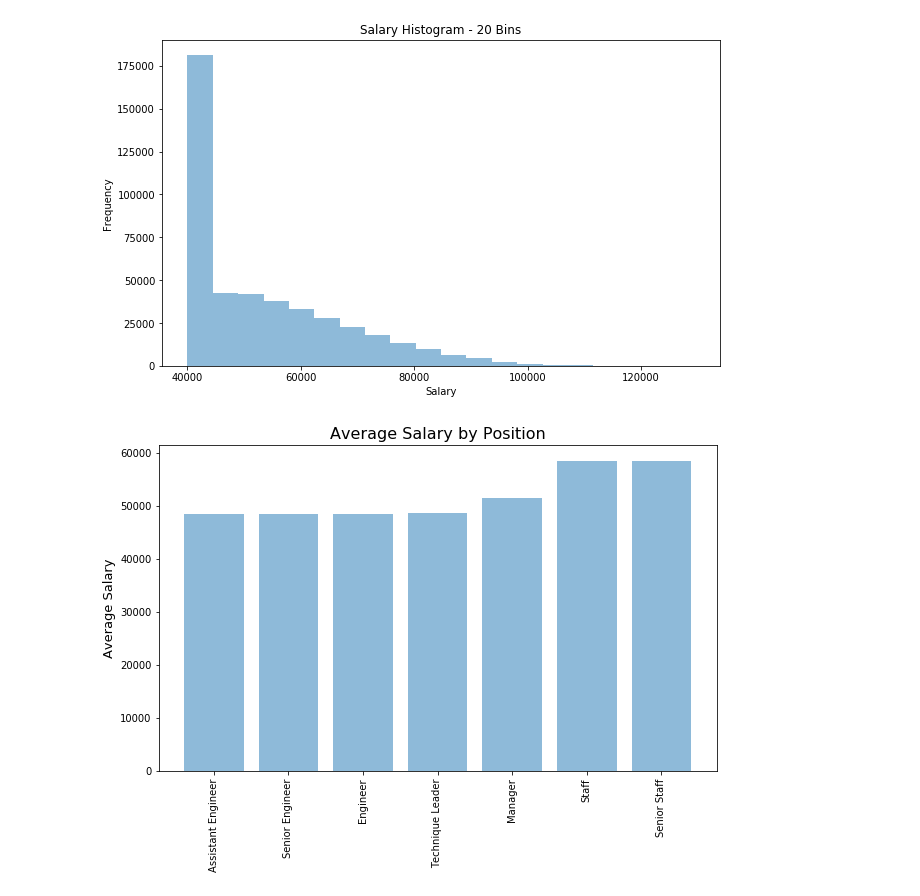
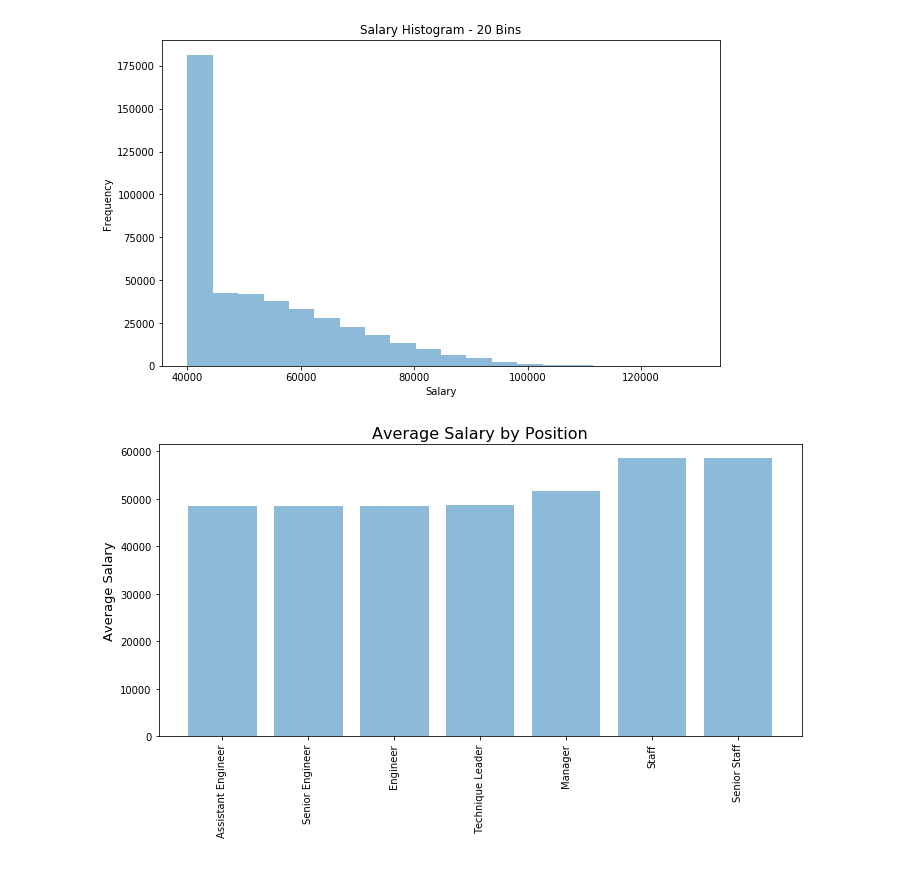
Before and after one commit to hanesy/sql-challenge, a Jupyter notebook: EmployeeSQL/Bonus.ipynb, the cells around one changed output. Drawn from its saved outputs; the diff is of its cells as text; code cells hidden in the pictures.

```diff
--- a/EmployeeSQL/Bonus.ipynb
+++ b/EmployeeSQL/Bonus.ipynb
@@ -58,16 +58,17 @@ plt.savefig("Salary Histogram.png")
 # %%
 # 3. Create a bar chart of average salary by title.
 avg_salary = salary_info.groupby(['title'])['salary'].mean()
 df_salary = pd.DataFrame({"avg salary": avg_salary})
 df_salary = df_salary.reset_index().sort_values('avg salary', ascending = True)
 
 fig, ax = plt.subplots(figsize = (10,6))
 rects = ax.bar(df_salary["title"], df_salary["avg salary"], alpha = .5)
 
 ax.set_ylabel('Average Salary', fontsize = 13)
 ax.set_title('Average Salary by Position', fontsize = 16)
 ax.set_xticks(df_salary["title"])
 plt.xticks(rotation = 90)
+plt.tight_layout()
 plt.savefig("Average Salary by Position.png")
 # %% [output]
-[figure, old version]
+[figure, new version]
```
Also changed, not shown: 5 other files.
